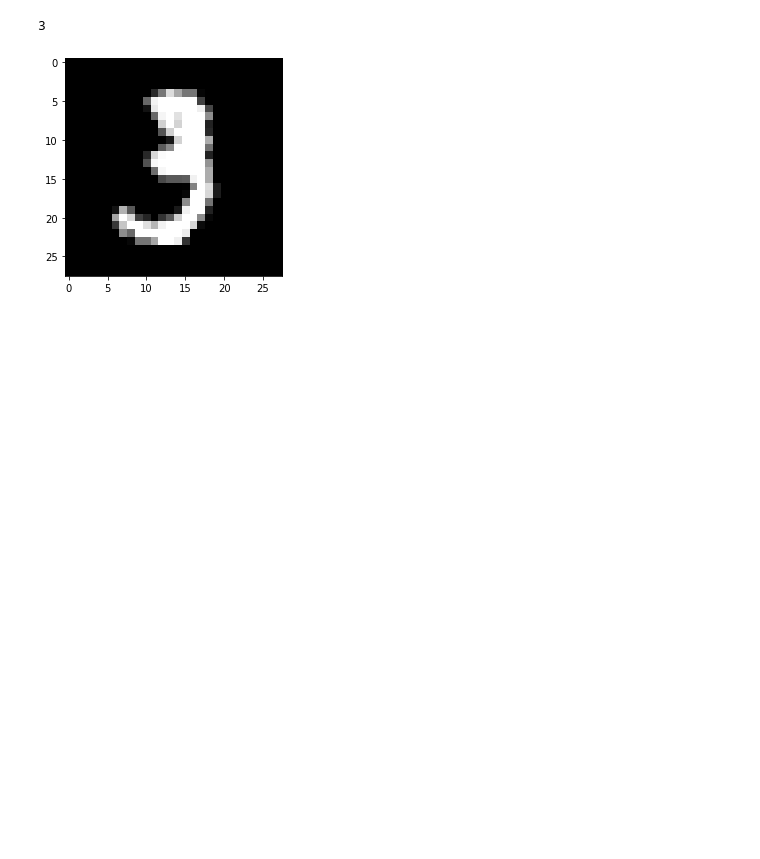
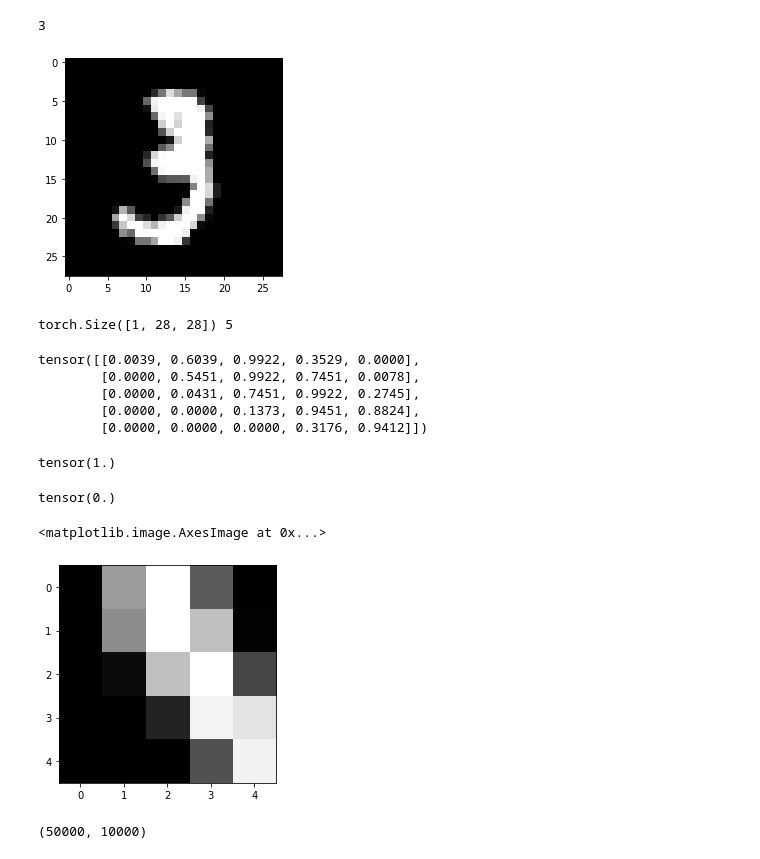
Before and after one commit to Mohebujjaman/PracticalMachineLearning, a Jupyter notebook: Untitled0.ipynb, the cells around one changed output. Cells and saved outputs as stored; diff of their text form; code cells hidden in the pictures; blank space fills up the shorter version.

```diff
--- a/Untitled0.ipynb
+++ b/Untitled0.ipynb
@@ -650,3 +670,40 @@ print(label)
 [figure]
 # %%
 import torchvision.transforms as transforms
+# %%
+# MNIST dataset (images and labels)
+dataset = MNIST(root='data/',
+                train=True,
+                transform=transforms.ToTensor())
+# %%
+image_tensor, label=dataset[0]
+print(image_tensor.shape,label)
+# %% [output]
+torch.Size([1, 28, 28]) 5
+# %%
+image_tensor[0,10:15,10:15]
+# %% [output]
+tensor([[0.0039, 0.6039, 0.9922, 0.3529, 0.0000],
+        [0.0000, 0.5451, 0.9922, 0.7451, 0.0078],
+        [0.0000, 0.0431, 0.7451, 0.9922, 0.2745],
+        [0.0000, 0.0000, 0.1373, 0.9451, 0.8824],
+        [0.0000, 0.0000, 0.0000, 0.3176, 0.9412]])
+# %%
+print(torch.max(image_tensor))
+# %% [output]
+tensor(1.)
+# %%
+print(torch.min(image_tensor))
+# %% [output]
+tensor(0.)
+# %%
+plt.imshow(image_tensor[0,10:15,10:15],cmap='gray')
+# %% [output]
+<matplotlib.image.AxesImage at 0x...>
+[figure, added]
+# %%
+from torch.utils.data import random_split
+train_ds,val_ds=random_split(dataset,[50000,10000])
+len(train_ds),len(val_ds)
+# %% [output]
+(50000, 10000)
```
Also changed, not shown: parts of 3 cells of this notebook.
